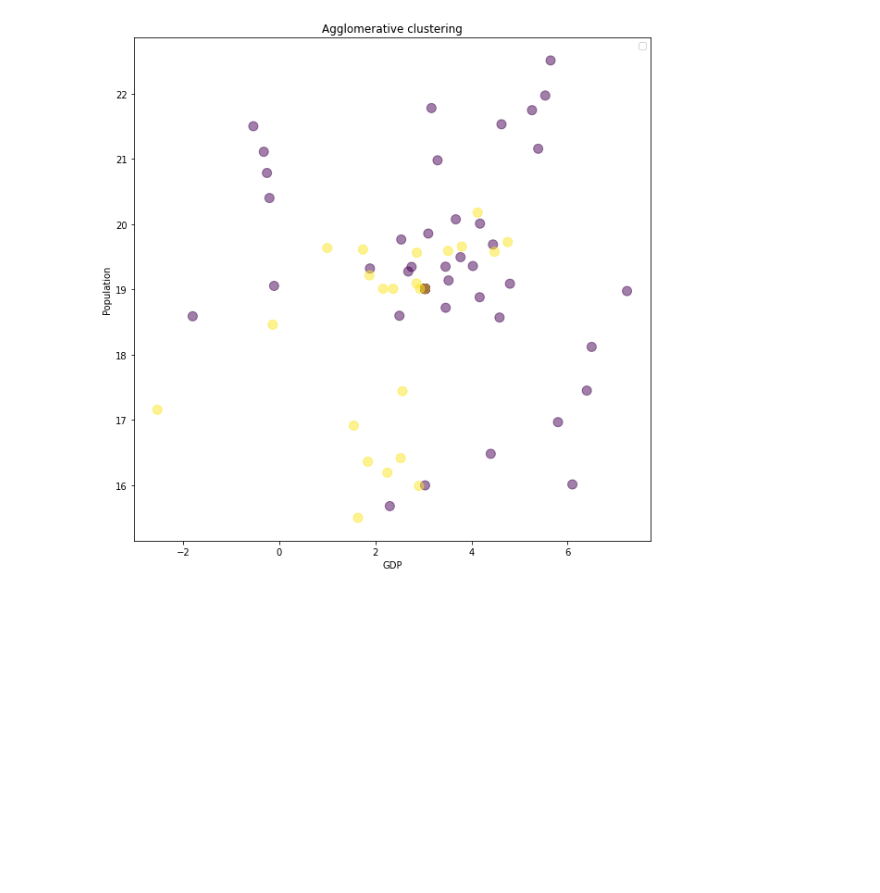
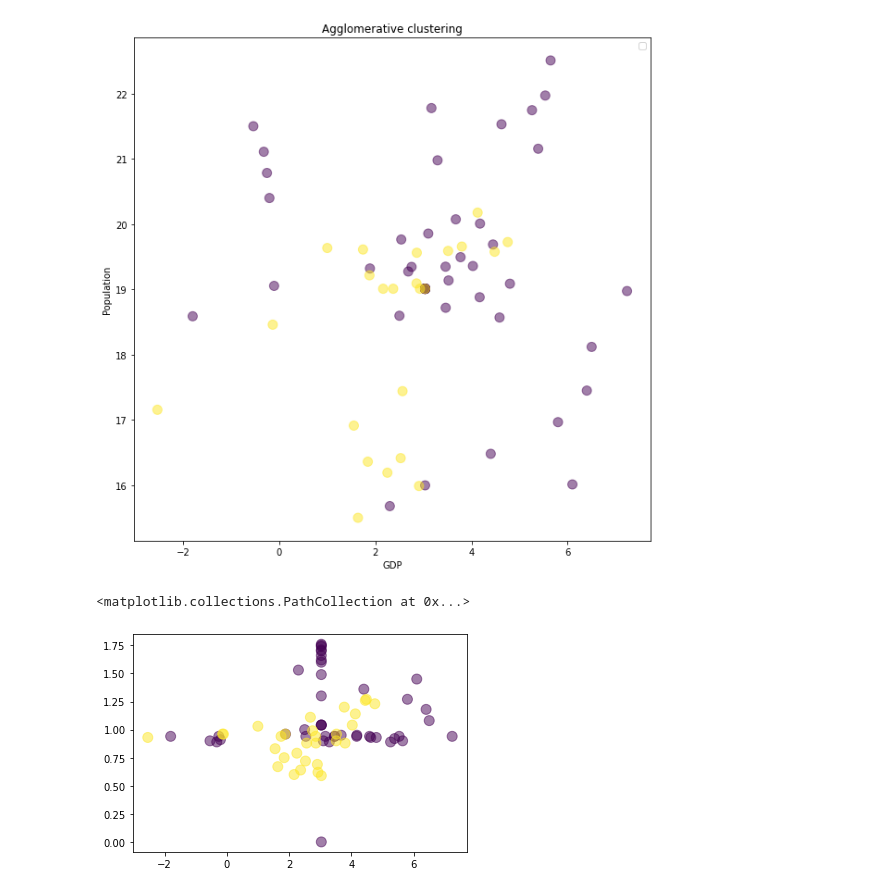
Before and after one commit to raghavadevarajeurs/DeepLearning, a Jupyter notebook: Assignment1/Machine_Learning_KMeans.ipynb, the cells around one changed output. Drawn from its saved outputs; the diff is of its cells as text; code cells hidden in the pictures; blank space fills up the shorter version.

```diff
--- a/Assignment1/Machine_Learning_KMeans.ipynb
+++ b/Assignment1/Machine_Learning_KMeans.ipynb
@@ -375,3 +375,12 @@ plt.show()
 # %% [output]
 No handles with labels found to put in legend.
 [figure]
+# %%
+from sklearn.cluster import KMeans
+kmeans_df = KMeans(n_clusters=2, init='k-means++', max_iter=300, n_init=10)
+y_kmeans_df = kmeans_df.fit_predict(df)
+# %%
+plt.scatter(df.values[:, 2], df.values[:, 13], c=y_kmeans_df, s=100, alpha=0.5)
+# %% [output]
+<matplotlib.collections.PathCollection at 0x...>
+[figure, added]
```
Also changed, not shown: parts of 6 cells of this notebook.
